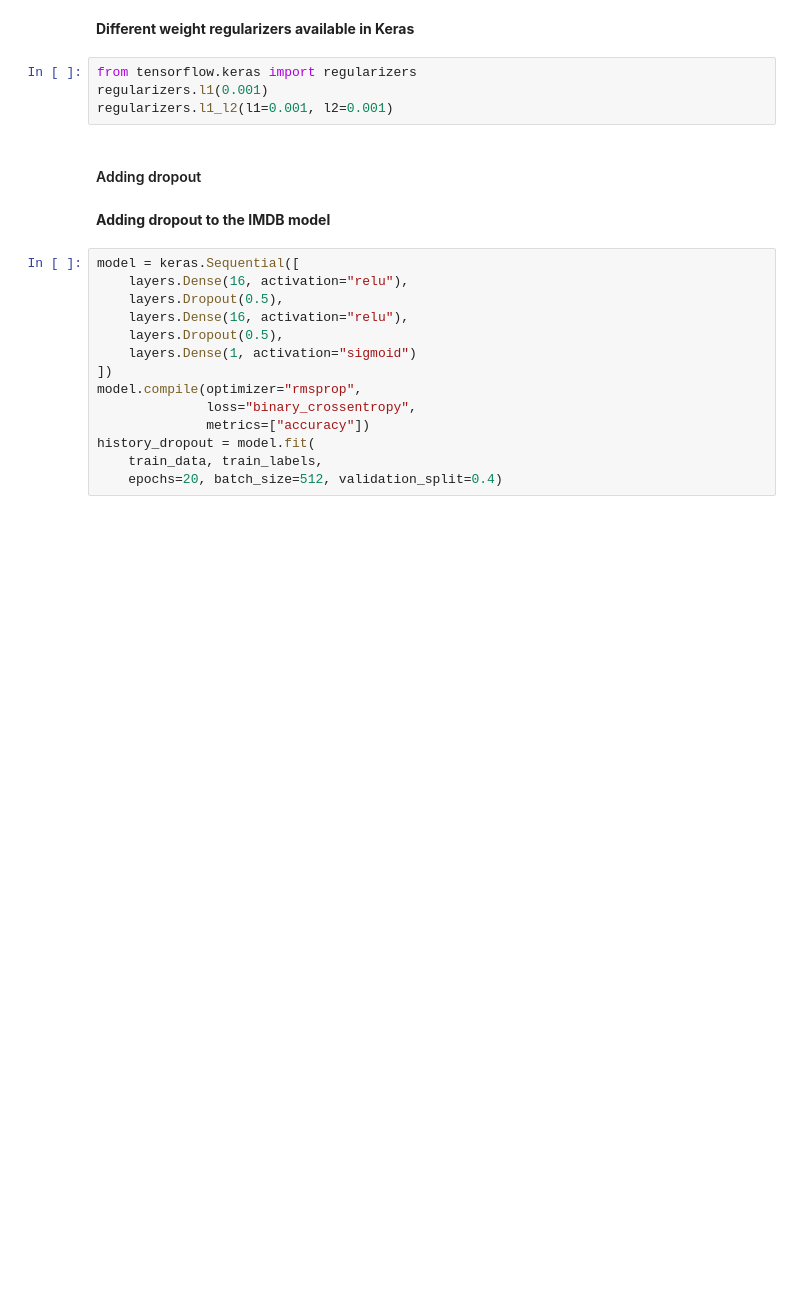
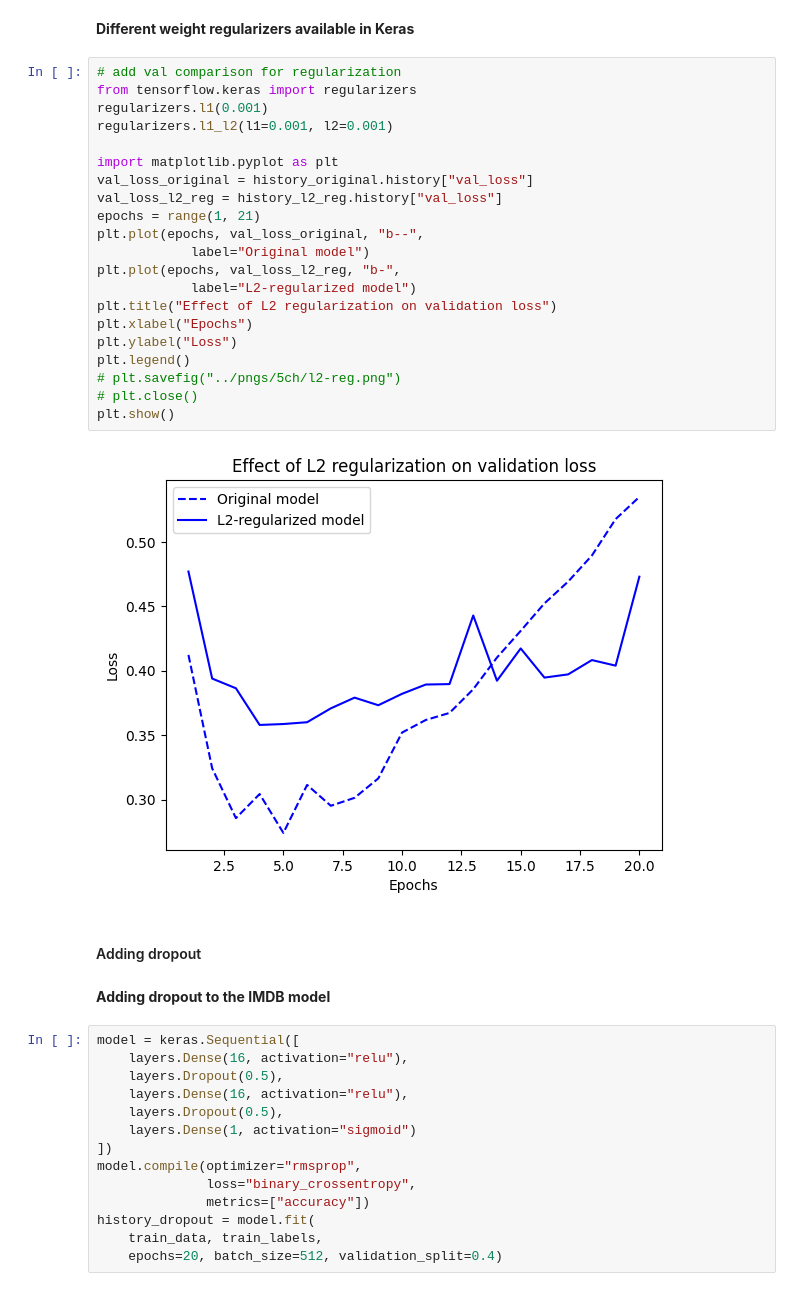
Before and after one commit to mccarvik/deep_learning_for_python, a Jupyter notebook: 5ch/chapter05_fundamentals-of-ml.ipynb, the cells around one changed output. Drawn from its saved outputs; the diff is of its cells as text; blank space fills up the shorter version.

```diff
--- a/5ch/chapter05_fundamentals-of-ml.ipynb
+++ b/5ch/chapter05_fundamentals-of-ml.ipynb
@@ -284,9 +562,28 @@ history_l2_reg = model.fit(
 # %% [markdown]
 **Different weight regularizers available in Keras**
-# %%
-from tensorflow.keras import regularizers
-regularizers.l1(0.001)
-regularizers.l1_l2(l1=0.001, l2=0.001)
+# %%
+# add val comparison for regularization
+from tensorflow.keras import regularizers
+regularizers.l1(0.001)
+regularizers.l1_l2(l1=0.001, l2=0.001)
+
+import matplotlib.pyplot as plt
+val_loss_original = history_original.history["val_loss"]
+val_loss_l2_reg = history_l2_reg.history["val_loss"]
+epochs = range(1, 21)
+plt.plot(epochs, val_loss_original, "b--",
+            label="Original model")
+plt.plot(epochs, val_loss_l2_reg, "b-",
+            label="L2-regularized model")
+plt.title("Effect of L2 regularization on validation loss")
+plt.xlabel("Epochs")
+plt.ylabel("Loss")
+plt.legend()
+# plt.savefig("../pngs/5ch/l2-reg.png")
+# plt.close()
+plt.show()
+# %% [output]
+[figure, added]
 # %% [markdown]
 #### Adding dropout
 # %% [markdown]
```
Also changed, not shown: parts of 18 cells of this notebook, 7 other files.
